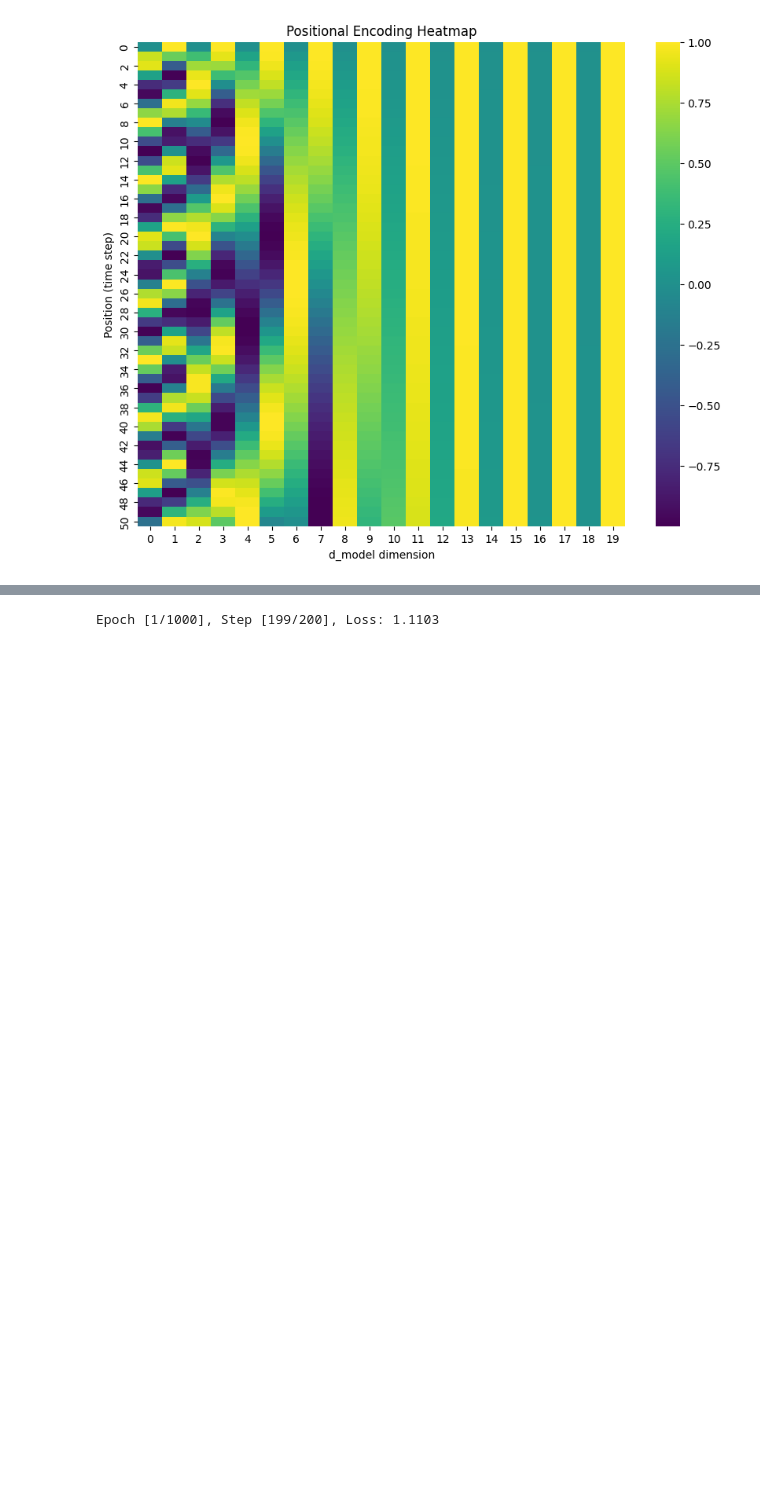
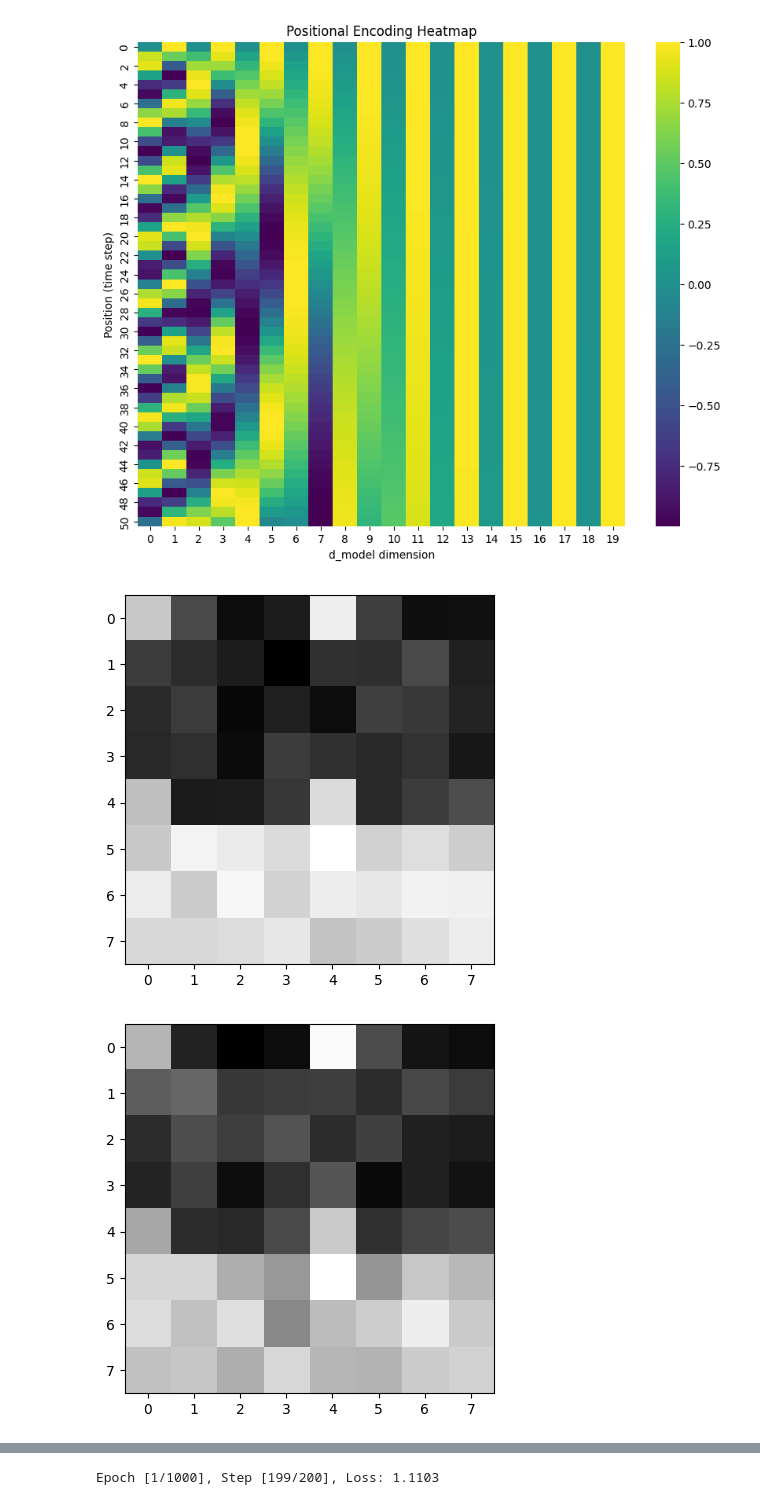
Before and after one commit to carloscotrini/transformers_from_scratch, a Jupyter notebook: AML_MyDiffusionModel.ipynb, the cells around one changed output, grey strips where cells are left out. Cells and saved outputs as stored; diff of their text form; code cells hidden in the pictures; blank space fills up the shorter version.

```diff
--- a/AML_MyDiffusionModel.ipynb
+++ b/AML_MyDiffusionModel.ipynb
@@ -32,8 +32,8 @@ import random
 
 def generate_image(word_list, filename, mask_filename):
     # Create a blank 32x32 image
-    image_size = 32
-    patch_size = 16
+    image_size = 8
+    patch_size = 4
     image = Image.new("1", (image_size, image_size), 1)  # '1' for 1-bit pixels, black and white
     mask = Image.new("1", (image_size, image_size), 1)
 
@@ -273,2 +272,20 @@ class MyUNet(nn.Module):
 
         return torch.sigmoid(self.final(dec1))
+# %%
+transform = transforms.Compose([
+    transforms.ToTensor()
+])
+dataset = FigureDataset(n_samples=1000, image_dir=".", transform=transform)
+# %%
+T = 10
+model = MyUNet(T=T)
+diff_model = DiffusionModel(model, T=T, beta_start=0.01, beta_end=0.1)
+img = dataset[0]
+img = img.unsqueeze(0)
+for t in range(T):
+  img = diff_model.forward_diffusion(img, t)[0]
+  plt.imshow(img.squeeze(), cmap='gray')
+  plt.show()
+# %% [output]
+[figure, added]
+[figure, added]
```
Also changed, not shown: parts of 8 cells of this notebook.
